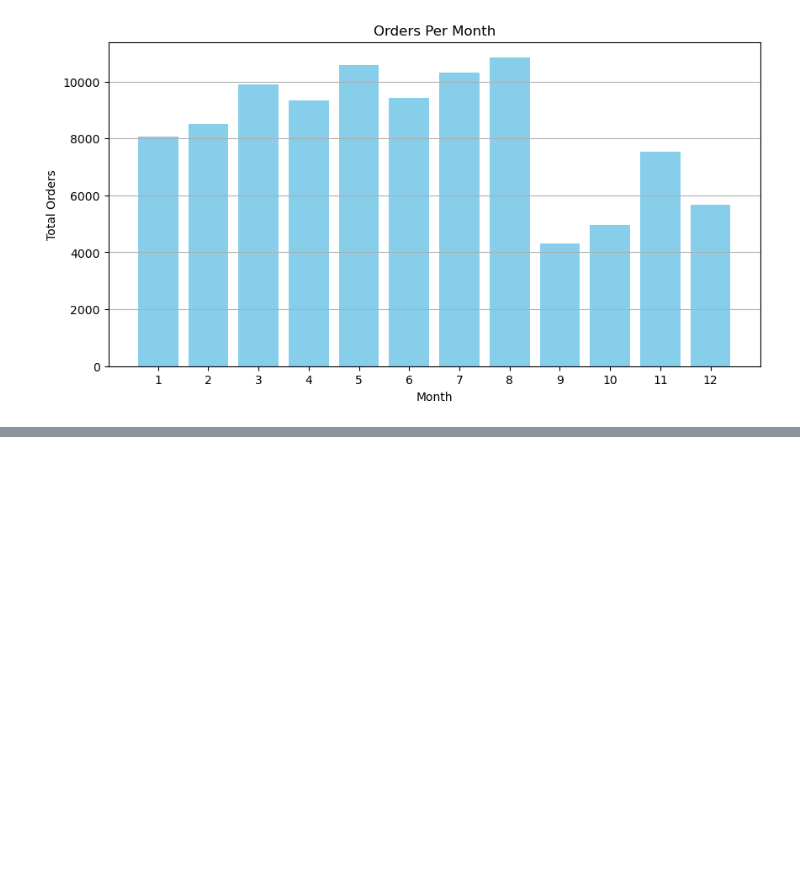
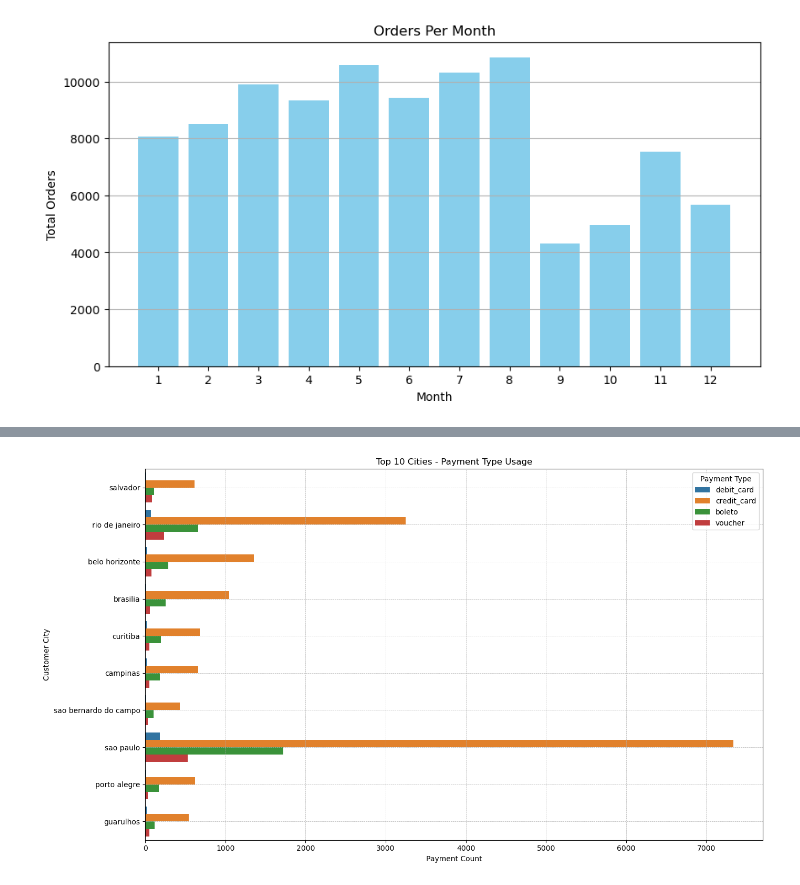
Before and after one commit to praveenGIT27/SQL-Analysis, a Jupyter notebook: SQL Ecommerce Data.ipynb, the cells around one changed output, grey strips where cells are left out. Cells and saved outputs as stored; diff of their text form; code cells hidden in the pictures; blank space fills up the shorter version.

```diff
--- a/SQL Ecommerce Data.ipynb
+++ b/SQL Ecommerce Data.ipynb
@@ -367,0 +432,37 @@ plt.show()
+# %%
+# SQL Query
+import pandas as pd
+import matplotlib.pyplot as plt
+import seaborn as sns
+import pyodbc
+
+
+query = """
+SELECT
+    c.customer_city,
+    p.payment_type,
+    COUNT(*) AS payment_count
+FROM customers c
+JOIN orders o ON c.customer_id = o.customer_id
+JOIN payments p ON o.order_id = p.order_id
+WHERE o.order_status = 'delivered'
+GROUP BY c.customer_city, p.payment_type
+"""
+
+df = pd.read_sql(query, conn)
+
+# Plotting
+plt.figure(figsize=(14, 8))
+top_cities = df.groupby("customer_city")["payment_count"].sum().nlargest(10).index
+filtered_df = df[df["customer_city"].isin(top_cities)]
+
+sns.barplot(data=filtered_df, x="payment_count", y="customer_city", hue="payment_type")
+plt.title("Top 10 Cities - Payment Type Usage")
+plt.xlabel("Payment Count")
+plt.ylabel("Customer City")
+plt.legend(title="Payment Type")
+plt.tight_layout()
+plt.grid(True, linestyle='--', linewidth=0.5)
+plt.show()
+# %% [output]
+[figure, added]
```
Also changed, not shown: parts of 3 cells of this notebook.
